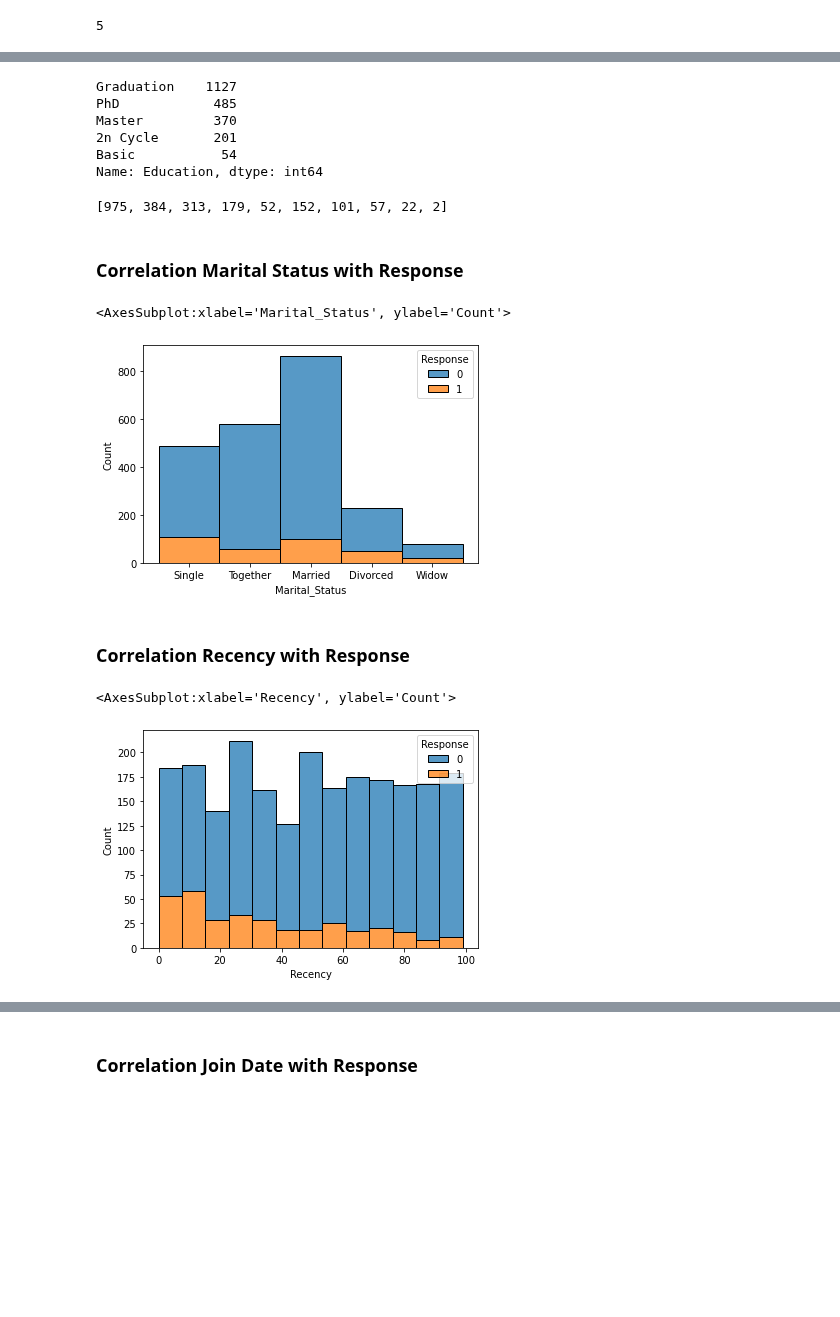
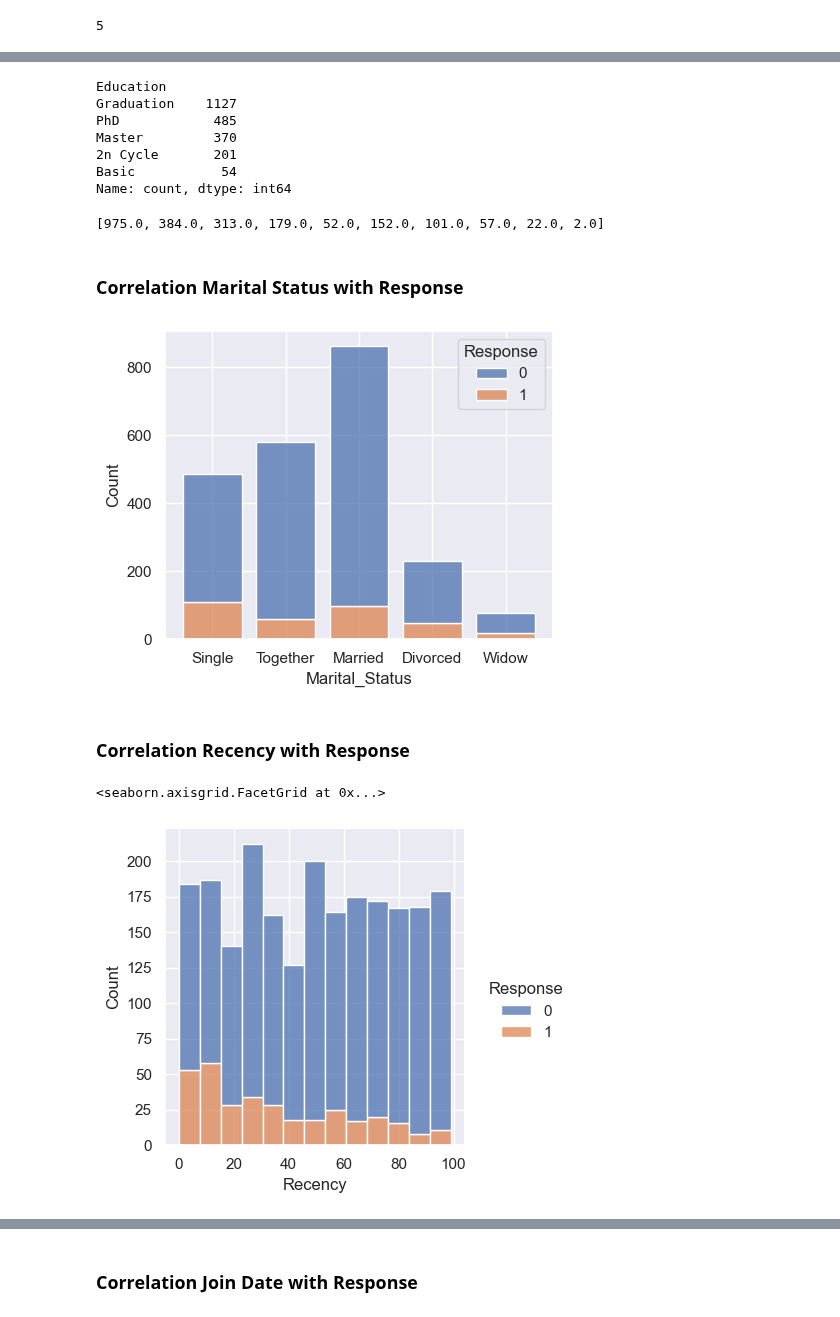
Before and after one commit to clarentcelsia/Analytics, a Jupyter notebook: marketing_campaign.ipynb, the cells around one changed output, grey strips where cells are left out. Drawn from its saved outputs; the diff is of its cells as text; code cells hidden in the pictures; blank space fills up the shorter version.

```diff
--- a/marketing_campaign.ipynb
+++ b/marketing_campaign.ipynb
@@ -9,7 +9,8 @@ import os
 import pandas as pd
 import numpy as np
 import seaborn as sns
-sns.set_style='whitegrid'
+#sns.set_style='whitegrid'
+sns.set(rc={'figure.figsize':(5,4)})
 
 import warnings
 warnings.filterwarnings("ignore")
@@ -50,7 +51,7 @@ dtypes: float64(1), int64(25), object(3)
 memory usage: 507.6+ KB
 # %%
 # Convert data types
-df['Dt_Customer'] = df['Dt_Customer'].astype('datetime64')
+df['Dt_Customer'] = df['Dt_Customer'].astype('datetime64[ns]')
 # %%
 # check year, month, day
 print(df['Dt_Customer'][0], "->", df['Dt_Customer'].dt.year[0], df['Dt_Customer'].dt.month[0], df['Dt_Customer'].dt.day[0])
@@ -543,9 +544,10 @@ cats
 5
 # %%
 orders = ['Graduation', 'PhD', 'Master', '2n Cycle', 'Basic']
-fig, ax = plt.subplots(figsize=(7,5)) # Create just a figure and only one subplot
+hue_order = [0,1]
+fig, ax = plt.subplots(figsize=(5,4)) # Create just a figure and only one subplot
 
-ax = sns.countplot(ax=ax, data=df_, x='Education', hue='Response', order=orders)
+ax = sns.countplot(ax=ax, data=df_, x='Education', hue='Response', hue_order=hue_order, order=orders)
 n_hues = 2 #hue: response(0, 1)
 _bars = [p for p in ax.patches]
 h_bars = [p.get_height() for p in ax.patches]
@@ -555,7 +557,7 @@ for i in range(cats):
         percent = '{:.1f}%'.format(100 * h_bars[(j*cats + i)]/total_values)
         x = _bars[(j*cats + i)].get_x() + _bars[(j*cats + i)].get_width() / 2 - 0.2
         y = _bars[(j*cats + i)].get_y() + _bars[(j*cats + i)].get_height() + 10.5
-        ax.annotate(percent, (x, y), size = 11)
+        ax.annotate(percent, (x, y), size = 9)
 fig.show()
 
 # Mayoritas data customer pada Ifood merupakan lulusan 'Graduation'
@@ -565,12 +567,13 @@ fig.show()
 # %%
 df_['Education'].value_counts().sort_values(ascending=False)
 # %% [output]
+Education
 Graduation    1127
 PhD            485
 Master         370
 2n Cycle       201
 Basic           54
-Name: Education, dtype: int64
+Name: count, dtype: int64
 # %%
 # notes
 p_ = [p.get_height() for p in ax.patches]
@@ -580,22 +583,23 @@ p_
 # 0, 1, 2, 3, 4 -> 0-pair-height
 # 5, 6, 7, 8, 9 -> 1-pair_height
 # %% [output]
-[975, 384, 313, 179, 52, 152, 101, 57, 22, 2]
+[975.0, 384.0, 313.0, 179.0, 52.0, 152.0, 101.0, 57.0, 22.0, 2.0]
 # %% [markdown]
 ### Correlation Marital Status with Response
 # %%
-sns.histplot(data=df_, x='Marital_Status', hue='Response', multiple='stack')
+fig, ax = plt.subplots(figsize=(5,4))
+sns.histplot(ax=ax, data=df_, x='Marital_Status', hue='Response', multiple='stack', hue_order=hue_order, shrink=0.8)
+fig.show()
 # %% [output]
-<AxesSubplot:xlabel='Marital_Status', ylabel='Count'>
-[figure, old version]
+[figure, new version]
 # %% [markdown]
 ### Correlation Recency with Response
 # %%
-sns.histplot(data=df_, x='Recency', hue='Response', multiple='stack')
+sns.displot(ax=ax, data=df_, x='Recency', hue='Response', multiple='stack', hue_order=hue_order, height=4, aspect=1)
 #next: siapa mereka yang melakukan pembelian dengan last purchased 40 hari terakhir
 # %% [output]
-<AxesSubplot:xlabel='Recency', ylabel='Count'>
+<seaborn.axisgrid.FacetGrid at 0x...>
-[figure, old version]
+[figure, new version]
 # %%
 np_recency = df_['Recency'].to_numpy()
 st.pointbiserialr(np_resp, np_recency)
```
Also changed, not shown: parts of 52 cells of this notebook.
